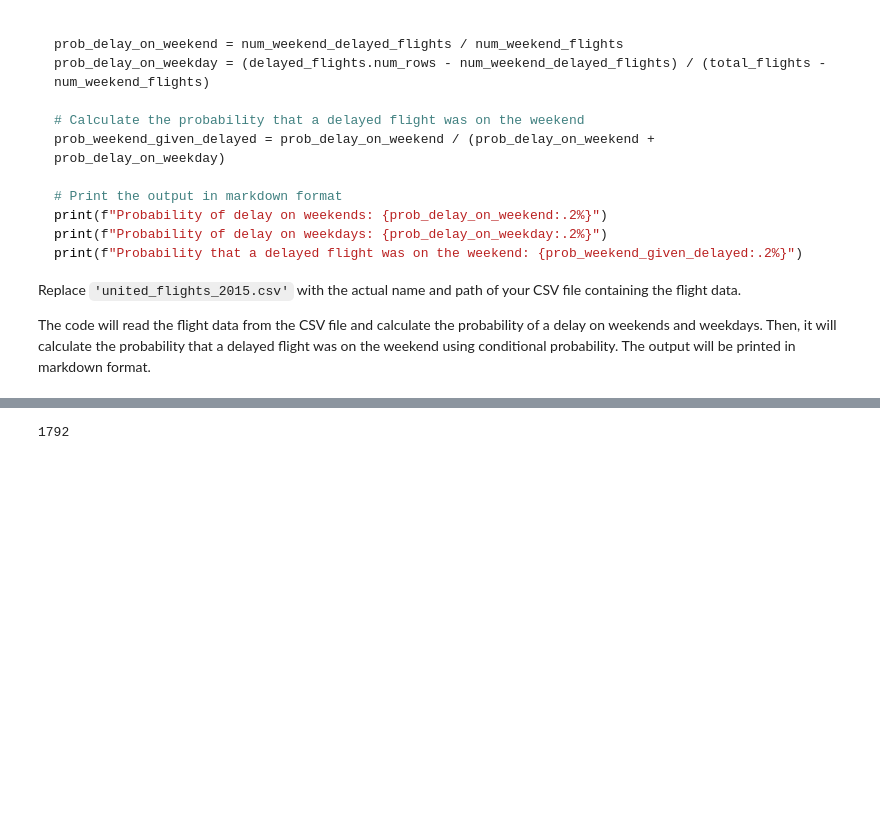
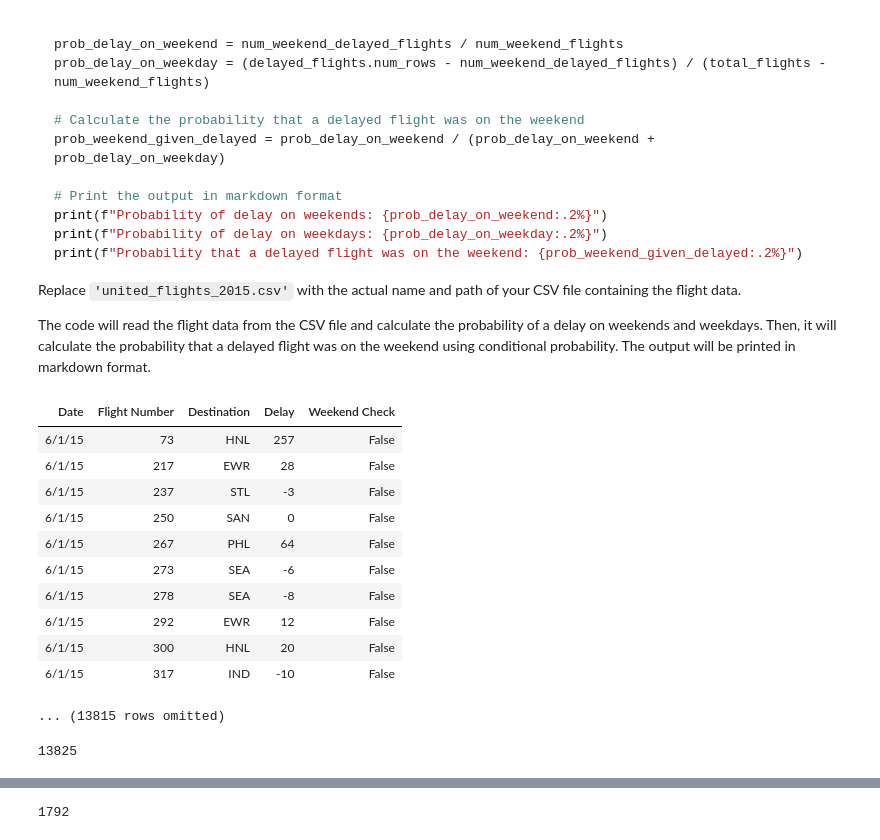
Before and after one commit to ucsb-ds/cmpsc5a-llm-fall24-students, a Jupyter notebook: lectures/Notebook-6.ipynb, the cells around one changed output, grey strips where cells are left out. Saved outputs shown, nothing was run; the diff lists cells and outputs as text; code cells hidden in the pictures; blank space fills up the shorter version.

```diff
--- a/lectures/Notebook-6.ipynb
+++ b/lectures/Notebook-6.ipynb
@@ -499,3 +514,31 @@ def is_weekend(date_string):
 united_flights = united_flights.with_column("Weekend Check",united_flights.apply(is_weekend,"Date"))
 delayed_flights = united_flights.where('Delay', are.above(0))
 #delayed_flights = delayed_flights.with_column("Weekend Check",delayed_flights.apply(is_weekend,"Date"))
+# %%
+# Create a function to determine if a given date is a weekday or a weekend
+from datetime import datetime
+def is_weekend(date_string):
+    """This function checks if a date is a weekend or a weekday and returns a boolean value"""
+    date_obj = datetime.strptime(date_string, '%m/%d/%y')
+    return date_obj.weekday() >= 5
+# %%
+# Weekend check
+united_flights = united_flights.with_column("Weekend Check",united_flights.apply(is_weekend,"Date"))
+united_flights
+# %% [output]
+| Date | Flight Number | Destination | Delay | Weekend Check |
+| 6/1/15 | 73 | HNL | 257 | False |
+| 6/1/15 | 217 | EWR | 28 | False |
+| 6/1/15 | 237 | STL | -3 | False |
+| 6/1/15 | 250 | SAN | 0 | False |
+| 6/1/15 | 267 | PHL | 64 | False |
+| 6/1/15 | 273 | SEA | -6 | False |
+| 6/1/15 | 278 | SEA | -8 | False |
+| 6/1/15 | 292 | EWR | 12 | False |
+| 6/1/15 | 300 | HNL | 20 | False |
+| 6/1/15 | 317 | IND | -10 | False |
+... (13815 rows omitted)
+# %%
+united_flights.num_rows
+# %% [output]
+13825
```
Also changed, not shown: parts of 7 cells of this notebook.
